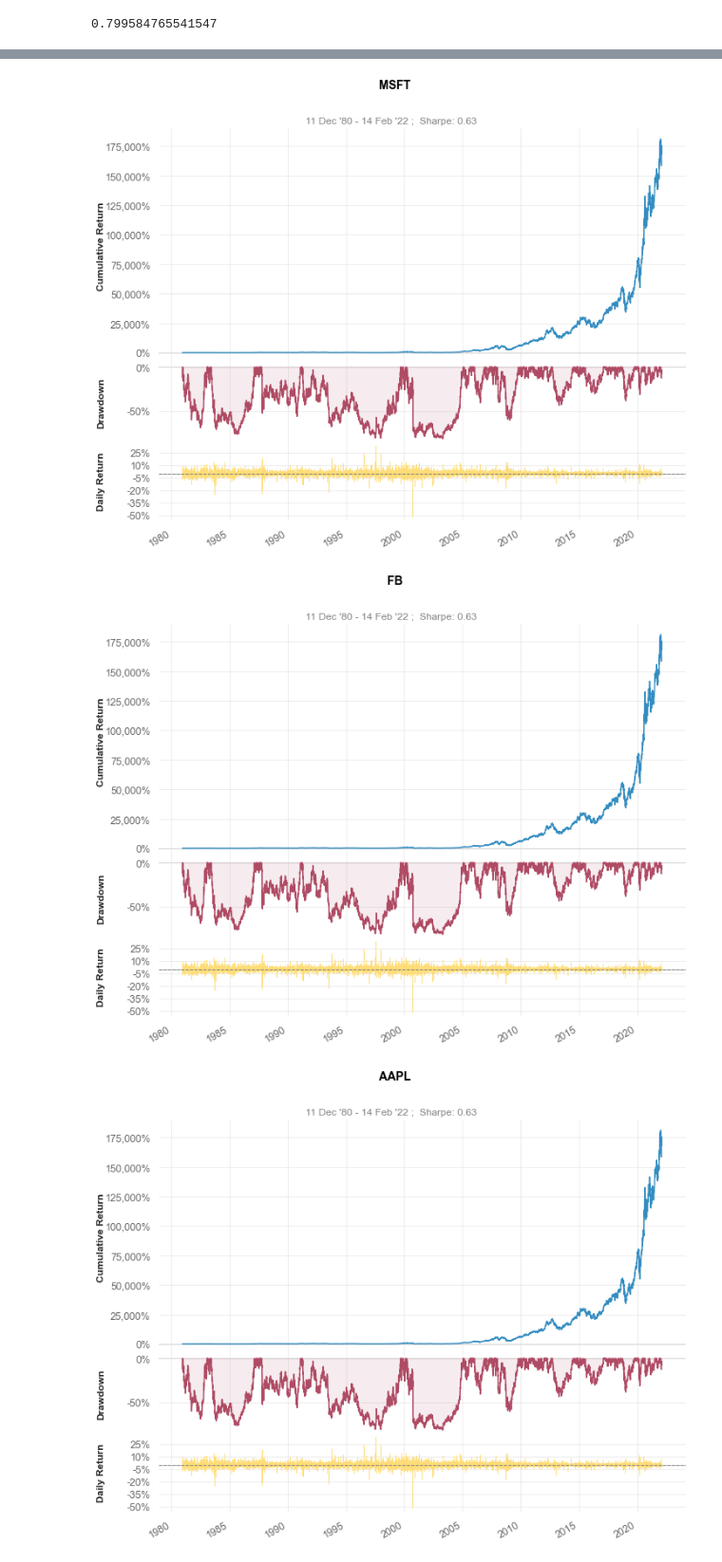
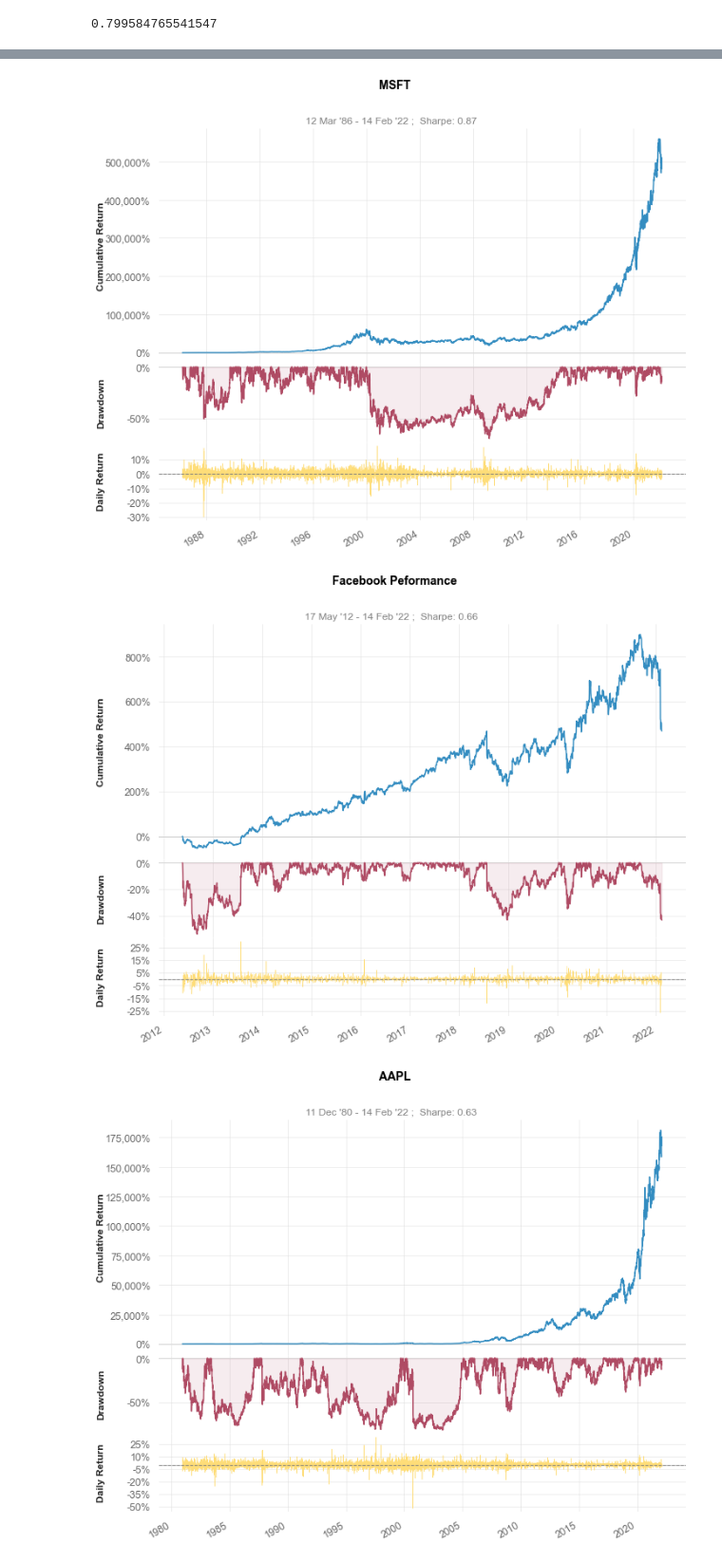
Before and after one commit to getjiggy/Project1, a Jupyter notebook: Trending-stocks.ipynb, the cells around one changed output, grey strips where cells are left out. Shown at 95% size. Cells and saved outputs as stored; diff of their text form; code cells hidden in the pictures.

```diff
--- a/Trending-stocks.ipynb
+++ b/Trending-stocks.ipynb
@@ -18,13 +19,13 @@ stock.sharpe()
 qs.extend_pandas()
 
 #fetch the daily returns for a stock
-stock = qs.utils.download_returns('FB')
+FB_api = qs.utils.download_returns('FB')
 
 #show sharpe ratio
-qs.stats.sharpe(stock)
+qs.stats.sharpe(FB_api)
 
 # or using extend_pandas
-stock.sharpe()
+FB_api.sharpe()
 # %% [output]
 0.6631767480246626
 # %%
@@ -68,9 +73,9 @@ qs.plots.snapshot(stock, title= "AMZN")
 # %%
-qs.plots.snapshot(stock, title= "MSFT")
+MSFT_api = qs.plots.snapshot(MSFT_api, title= "MSFT")
 # %% [output]
-[figure, old version]
+[figure, new version]
 # %%
-qs.plots.snapshot(stock, title= "FB")
+FB_api = qs.plots.snapshot(FB_api, title= "Facebook Peformance")
 # %% [output]
-[figure, old version]
+[figure, new version]
 # %%
```
Also changed, not shown: parts of 9 cells of this notebook.
